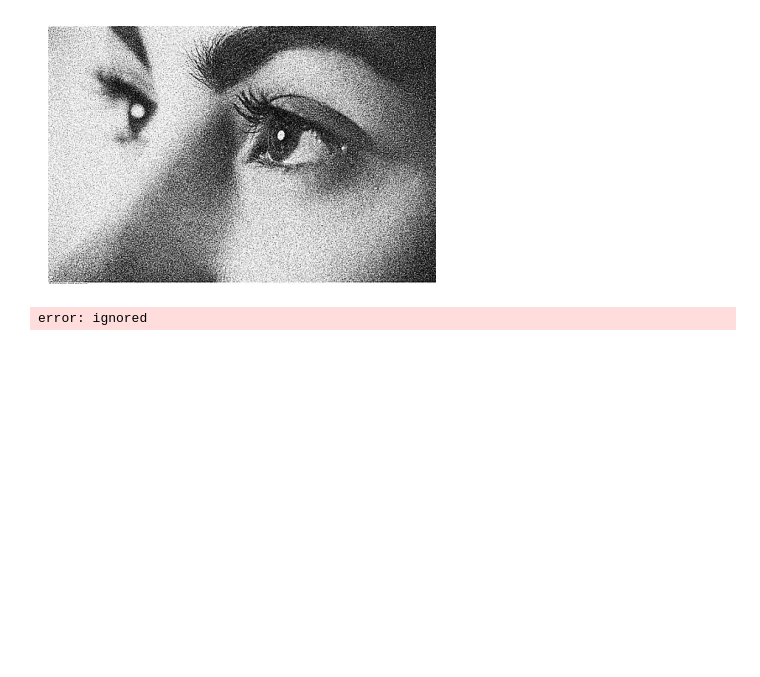
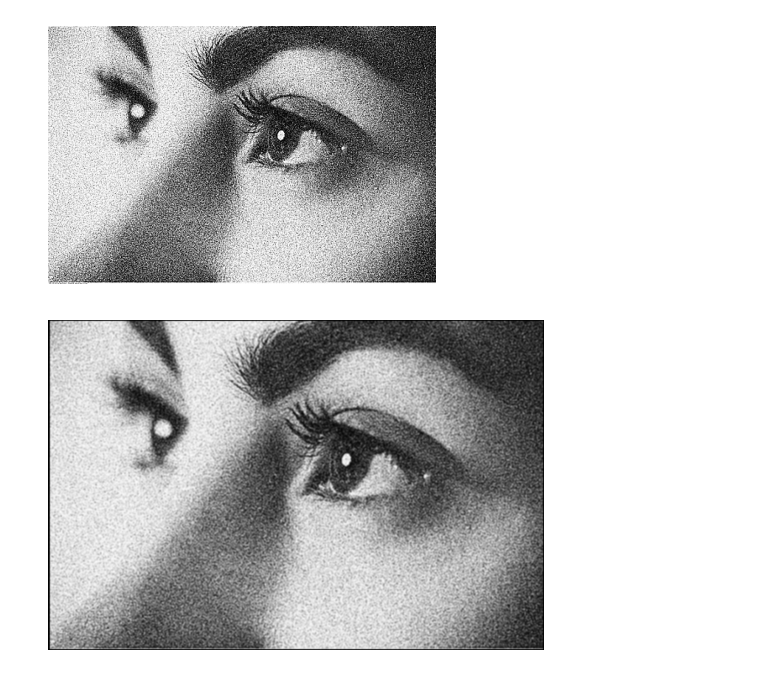
Before and after one commit to hilhambagus15/PCVK_GENAP_2023, a Jupyter notebook: Konvolusi_Mean_Filter.ipynb, the cells around one changed output. Saved outputs shown, nothing was run; the diff lists cells and outputs as text; code cells hidden in the pictures; blank space fills up the shorter version.

```diff
--- a/Konvolusi_Mean_Filter.ipynb
+++ b/Konvolusi_Mean_Filter.ipynb
@@ -19,40 +19,36 @@ plt.show()
 [figure]
 # %%
 def conv(X, F):
+    X_height, X_width = X.shape
+    F_height, F_width = F.shape
+    H = (F_height) // 2
+    w = (F_width) // 2
 
-  X_height = X.shape[0]
-  X_width = X.shape[1]
+    out = np.zeros((X_height, X_width))
 
-  F_height = F.shape[0]
-  F_width = F.shape[1]
+    for i in np.arange(H+1, X_height - H):
+        for j in np.arange(w+1, X_width - w):
+            sum = 0
+            for k in np.arange(-H, H):
+                for l in np.arange(-w, w):
+                    a = X[i+k, j+l]
+                    filter_weight = F[H+k, w+l]
+                    sum += (a * filter_weight)
+            out[i, j] = sum
 
-  H = (F_height) // 2
-  w = (F_width) // 2
-
-  out = np.zeros((X_height, X_wight))
-
-  for i in np.arange(H+1, X_height - H):
-    for j in np.arange(W+1, X_width - W):
-        sum = 0
-        for k in np.arange(-H, H + 1):
-          for l in np.arange(-W, W + 1):
-              a = X[i + K, j + l]
-              w = F[H + k, W + l]
-              sum += (w * a)
-        out[i, j] = sum
-
-  return out
+    return out
 # %%
-img=cv2.imread('/content/drive/MyDrive/Pengolahan Citra/NOISE.jpg')
+img = cv2.imread('/content/drive/MyDrive/Pengolahan Citra/NOISE.jpg')
 img = cv2.cvtColor(img, cv2.COLOR_BGR2GRAY)
+
 mean = (1.0 / 9) * np.array(
     [[1, 1, 1],
      [1, 1, 1],
      [1, 1, 1]])
 
 img_out = conv(img, mean)
 plt.imshow(img_out, cmap='gray', interpolation='bicubic')
-plt.xticks([], plt.yticks([]))
+plt.axis('off')
 plt.show()
 # %% [output]
-error: ignored
+[figure, added]
```
